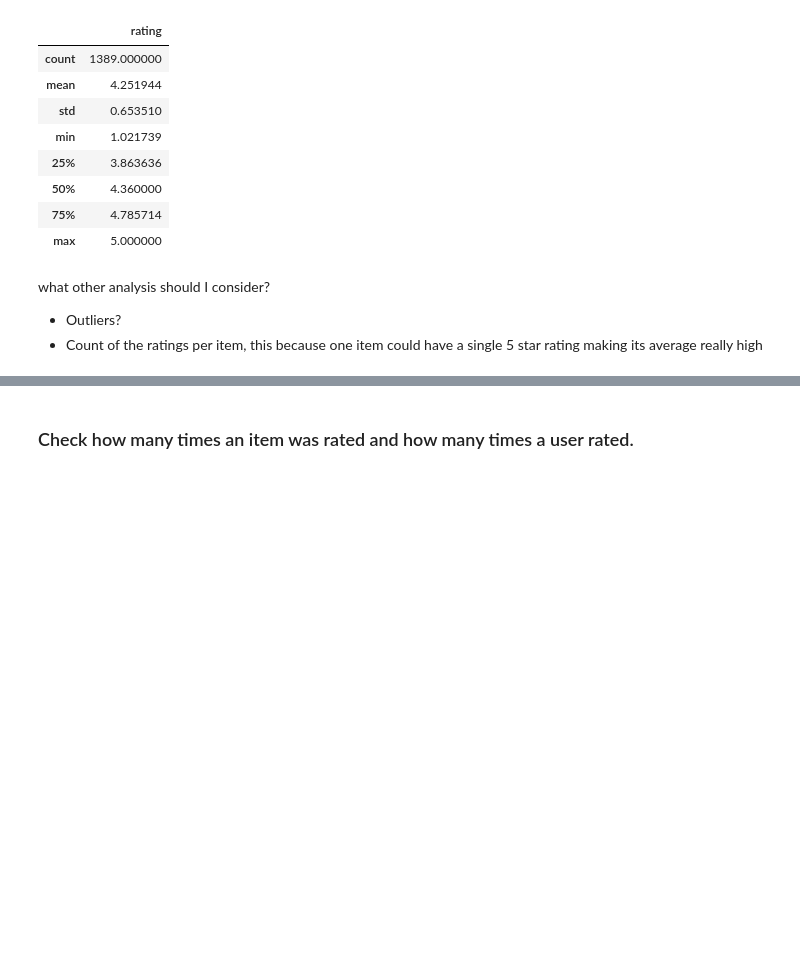
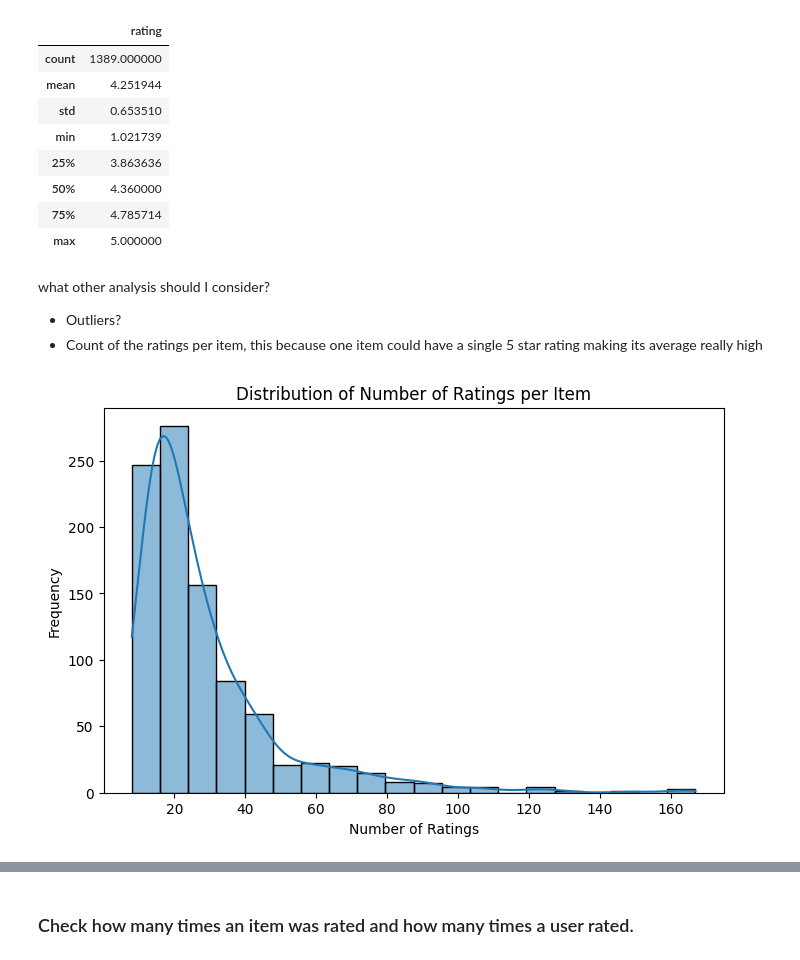
Before and after one commit to Armin-Irvije/Web-Recommender-Systems, a Jupyter notebook: week6.ipynb, the cells around one changed output, grey strips where cells are left out. Cells and saved outputs as stored; diff of their text form; code cells hidden in the pictures; blank space fills up the shorter version.

```diff
--- a/week6.ipynb
+++ b/week6.ipynb
@@ -267,3 +281,14 @@ average_rating_user.describe()
 what other analysis should I consider?
 - Outliers?
 - Count of the ratings per item, this because one item could have a single 5 star rating making its average really high
+# %%
+# distribution of number of times an item is rated per item_id
+ratings_count = train_df.groupby('item_id')['rating'].count().reset_index()
+plt.figure(figsize=(8, 5))
+sns.histplot(ratings_count['rating'], bins=20, kde=True)
+plt.title('Distribution of Number of Ratings per Item')
+plt.xlabel('Number of Ratings')
+plt.ylabel('Frequency')
+plt.show()
+# %% [output]
+[figure, added]
```
Also changed, not shown: parts of 10 cells of this notebook, 1 other file.
